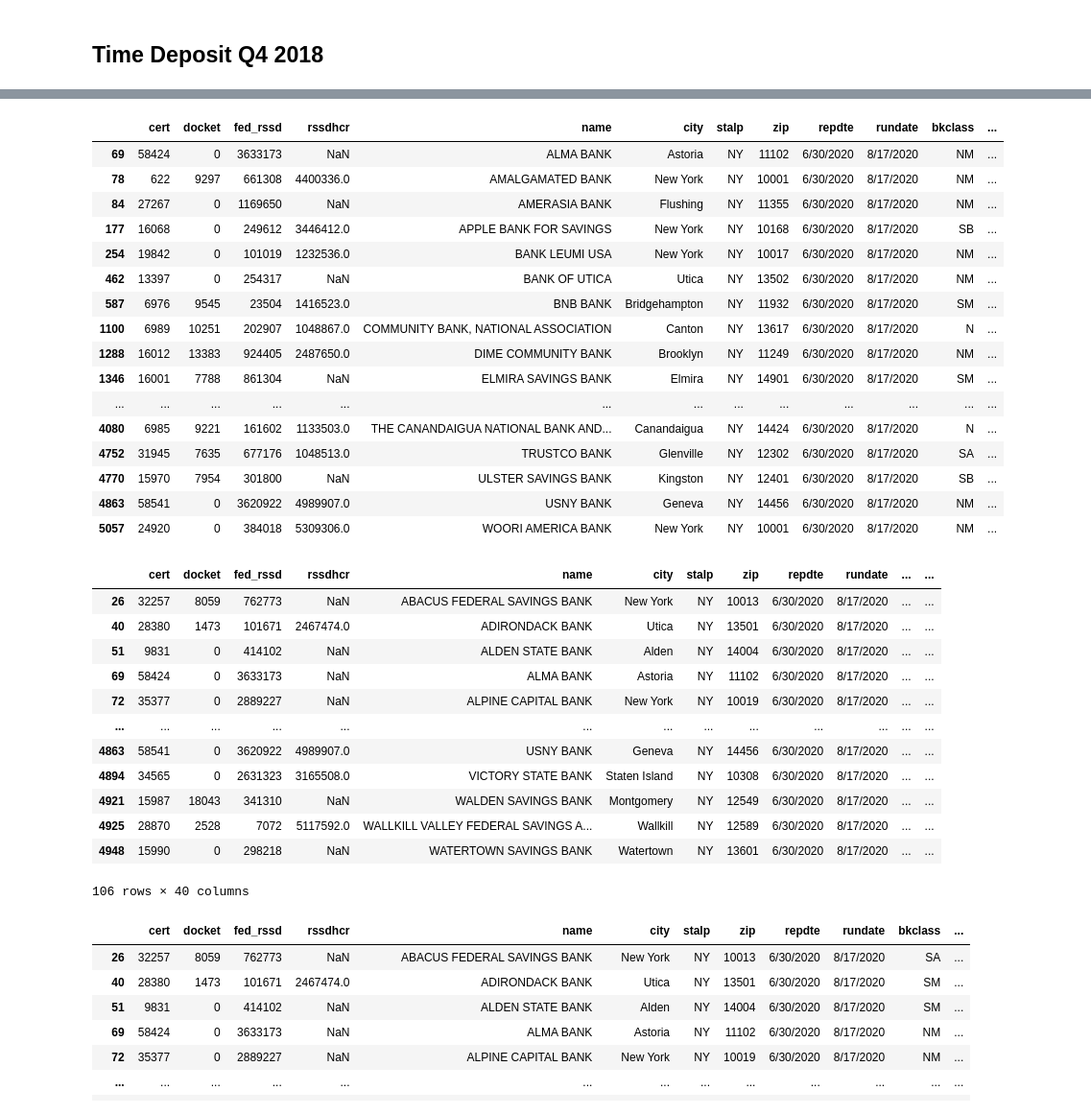
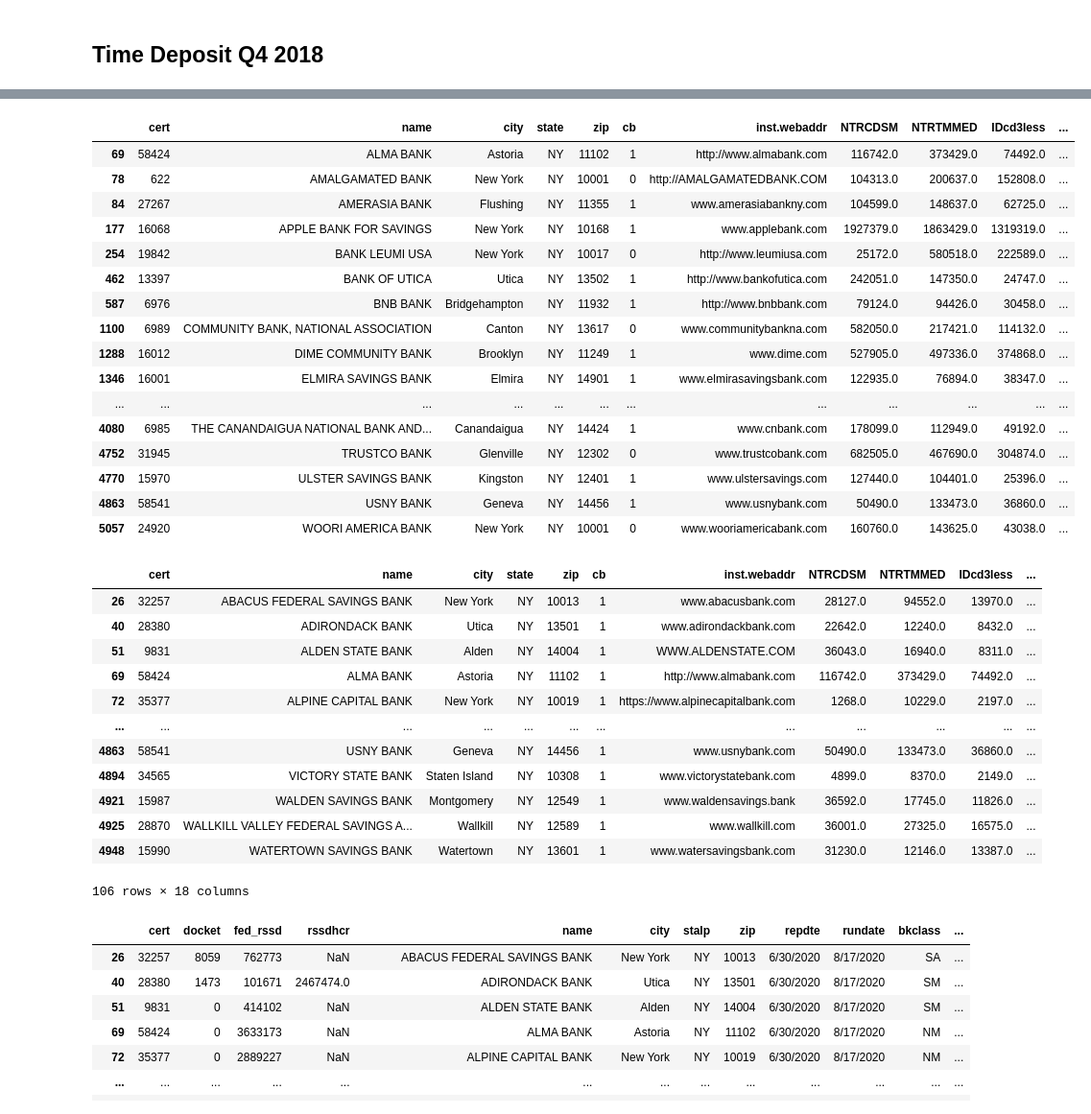
Before and after one commit to StephanieChew-nyc/Stephanie_Chew_Capstone_4, a Jupyter notebook: Stephanie_Chew_Capstone_4.ipynb, the cells around one changed output, grey strips where cells are left out. Shown at 96% size. Drawn from its saved outputs; the diff is of its cells as text; code cells hidden in the pictures.

```diff
--- a/Stephanie_Chew_Capstone_4.ipynb
+++ b/Stephanie_Chew_Capstone_4.ipynb
@@ -35,9 +77,11 @@ memory usage: 2.5+ MB
 # %% [markdown]
 ## Time Deposits Q2 2020
 # %%
-time_dep_q22020 = pd.read_csv('All_Reports_20200630_Time Deposits at the $250,000 Threshold.csv')
+time_dep_q22020 = pd.read_csv('Datasets/All_Reports_20200630_Time Deposits at the $250,000 Threshold.csv')
 
-time_dep_q22020.drop(time_dep_q22020.iloc[:, 1:38], axis=1, inplace=True)
+time_dep_q22020.drop(time_dep_q22020.iloc[:, 1:4], axis=1, inplace=True)
+time_dep_q22020.drop(time_dep_q22020.iloc[:, 5:33], axis=1, inplace=True)
+time_dep_q22020.rename(columns={'stalp': 'state'}, inplace=True)
 
 time_dep_q22020.info()
 # %% [output]
@@ -367,45 +379,45 @@ Name: cdov3, Length: 5922, dtype: bool
 # %%
-threetotwelve_onethous = time_dep_df2['IDcd3t12s'] > 100000
-time_df2_ny = time_dep_df2['stalp'] == 'NY'
+threetotwelve_onethous = time_dep_q22020['IDcd3t12s'] > 100000
+time_df2_ny = time_dep_q22020['state'] == 'NY'
 
-time_dep_df2.loc[threetotwelve_onethous & time_df2_ny]
+time_dep_q22020.loc[threetotwelve_onethous & time_df2_ny]
 # %% [output]
-|  | cert | docket | fed_rssd | rssdhcr | name | city | stalp | zip | repdte | rundate | bkclass | ... |
-| 69 | 58424 | 0 | 3633173 | NaN | ALMA BANK | Astoria | NY | 11102 | 6/30/2020 | 8/17/2020 | NM | ... |
-| 78 | 622 | 9297 | 661308 | 4400336.0 | AMALGAMATED BANK | New York | NY | 10001 | 6/30/2020 | 8/17/2020 | NM | ... |
-| 84 | 27267 | 0 | 1169650 | NaN | AMERASIA BANK | Flushing | NY | 11355 | 6/30/2020 | 8/17/2020 | NM | ... |
-| 177 | 16068 | 0 | 249612 | 3446412.0 | APPLE BANK FOR SAVINGS | New York | NY | 10168 | 6/30/2020 | 8/17/2020 | SB | ... |
-| 254 | 19842 | 0 | 101019 | 1232536.0 | BANK LEUMI USA | New York | NY | 10017 | 6/30/2020 | 8/17/2020 | NM | ... |
-| 462 | 13397 | 0 | 254317 | NaN | BANK OF UTICA | Utica | NY | 13502 | 6/30/2020 | 8/17/2020 | NM | ... |
-| 587 | 6976 | 9545 | 23504 | 1416523.0 | BNB BANK | Bridgehampton | NY | 11932 | 6/30/2020 | 8/17/2020 | SM | ... |
-| 1100 | 6989 | 10251 | 202907 | 1048867.0 | COMMUNITY BANK, NATIONAL ASSOCIATION | Canton | NY | 13617 | 6/30/2020 | 8/17/2020 | N | ... |
-| 1288 | 16012 | 13383 | 924405 | 2487650.0 | DIME COMMUNITY BANK | Brooklyn | NY | 11249 | 6/30/2020 | 8/17/2020 | NM | ... |
-| 1346 | 16001 | 7788 | 861304 | NaN | ELMIRA SAVINGS BANK | Elmira | NY | 14901 | 6/30/2020 | 8/17/2020 | SM | ... |
-| ... | ... | ... | ... | ... | ... | ... | ... | ... | ... | ... | ... | ... |
-| 4080 | 6985 | 9221 | 161602 | 1133503.0 | THE CANANDAIGUA NATIONAL BANK AND... | Canandaigua | NY | 14424 | 6/30/2020 | 8/17/2020 | N | ... |
-| 4752 | 31945 | 7635 | 677176 | 1048513.0 | TRUSTCO BANK | Glenville | NY | 12302 | 6/30/2020 | 8/17/2020 | SA | ... |
-| 4770 | 15970 | 7954 | 301800 | NaN | ULSTER SAVINGS BANK | Kingston | NY | 12401 | 6/30/2020 | 8/17/2020 | SB | ... |
-| 4863 | 58541 | 0 | 3620922 | 4989907.0 | USNY BANK | Geneva | NY | 14456 | 6/30/2020 | 8/17/2020 | NM | ... |
-| 5057 | 24920 | 0 | 384018 | 5309306.0 | WOORI AMERICA BANK | New York | NY | 10001 | 6/30/2020 | 8/17/2020 | NM | ... |
+|  | cert | name | city | state | zip | cb | inst.webaddr | NTRCDSM | NTRTMMED | IDcd3less | ... |
+| 69 | 58424 | ALMA BANK | Astoria | NY | 11102 | 1 | http://www.almabank.com | 116742.0 | 373429.0 | 74492.0 | ... |
+| 78 | 622 | AMALGAMATED BANK | New York | NY | 10001 | 0 | http://AMALGAMATEDBANK.COM | 104313.0 | 200637.0 | 152808.0 | ... |
+| 84 | 27267 | AMERASIA BANK | Flushing | NY | 11355 | 1 | www.amerasiabankny.com | 104599.0 | 148637.0 | 62725.0 | ... |
+| 177 | 16068 | APPLE BANK FOR SAVINGS | New York | NY | 10168 | 1 | www.applebank.com | 1927379.0 | 1863429.0 | 1319319.0 | ... |
+| 254 | 19842 | BANK LEUMI USA | New York | NY | 10017 | 0 | http://www.leumiusa.com | 25172.0 | 580518.0 | 222589.0 | ... |
+| 462 | 13397 | BANK OF UTICA | Utica | NY | 13502 | 1 | http://www.bankofutica.com | 242051.0 | 147350.0 | 24747.0 | ... |
+| 587 | 6976 | BNB BANK | Bridgehampton | NY | 11932 | 1 | http://www.bnbbank.com | 79124.0 | 94426.0 | 30458.0 | ... |
+| 1100 | 6989 | COMMUNITY BANK, NATIONAL ASSOCIATION | Canton | NY | 13617 | 0 | www.communitybankna.com | 582050.0 | 217421.0 | 114132.0 | ... |
+| 1288 | 16012 | DIME COMMUNITY BANK | Brooklyn | NY | 11249 | 1 | www.dime.com | 527905.0 | 497336.0 | 374868.0 | ... |
+| 1346 | 16001 | ELMIRA SAVINGS BANK | Elmira | NY | 14901 | 1 | www.elmirasavingsbank.com | 122935.0 | 76894.0 | 38347.0 | ... |
+| ... | ... | ... | ... | ... | ... | ... | ... | ... | ... | ... | ... |
+| 4080 | 6985 | THE CANANDAIGUA NATIONAL BANK AND... | Canandaigua | NY | 14424 | 1 | www.cnbank.com | 178099.0 | 112949.0 | 49192.0 | ... |
+| 4752 | 31945 | TRUSTCO BANK | Glenville | NY | 12302 | 0 | www.trustcobank.com | 682505.0 | 467690.0 | 304874.0 | ... |
+| 4770 | 15970 | ULSTER SAVINGS BANK | Kingston | NY | 12401 | 1 | www.ulstersavings.com | 127440.0 | 104401.0 | 25396.0 | ... |
+| 4863 | 58541 | USNY BANK | Geneva | NY | 14456 | 1 | www.usnybank.com | 50490.0 | 133473.0 | 36860.0 | ... |
+| 5057 | 24920 | WOORI AMERICA BANK | New York | NY | 10001 | 0 | www.wooriamericabank.com | 160760.0 | 143625.0 | 43038.0 | ... |
 # %%
-community = time_dep_df['cb'] == 1
-time_nyc = time_dep_df['stalp'] == 'NY'
+community = time_dep_q22020['cb'] == 1
+time_nyc = time_dep_q22020['state'] == 'NY'
 
-time_dep_df.loc[community & time_nyc]
+time_dep_q22020.loc[community & time_nyc]
 # %% [output]
-|  | cert | docket | fed_rssd | rssdhcr | name | city | stalp | zip | repdte | rundate | ... | ... |
-| 26 | 32257 | 8059 | 762773 | NaN | ABACUS FEDERAL SAVINGS BANK | New York | NY | 10013 | 6/30/2020 | 8/17/2020 | ... | ... |
-| 40 | 28380 | 1473 | 101671 | 2467474.0 | ADIRONDACK BANK | Utica | NY | 13501 | 6/30/2020 | 8/17/2020 | ... | ... |
-| 51 | 9831 | 0 | 414102 | NaN | ALDEN STATE BANK | Alden | NY | 14004 | 6/30/2020 | 8/17/2020 | ... | ... |
-| 69 | 58424 | 0 | 3633173 | NaN | ALMA BANK | Astoria | NY | 11102 | 6/30/2020 | 8/17/2020 | ... | ... |
-| 72 | 35377 | 0 | 2889227 | NaN | ALPINE CAPITAL BANK | New York | NY | 10019 | 6/30/2020 | 8/17/2020 | ... | ... |
-| ... | ... | ... | ... | ... | ... | ... | ... | ... | ... | ... | ... | ... |
-| 4863 | 58541 | 0 | 3620922 | 4989907.0 | USNY BANK | Geneva | NY | 14456 | 6/30/2020 | 8/17/2020 | ... | ... |
-| 4894 | 34565 | 0 | 2631323 | 3165508.0 | VICTORY STATE BANK | Staten Island | NY | 10308 | 6/30/2020 | 8/17/2020 | ... | ... |
-| 4921 | 15987 | 18043 | 341310 | NaN | WALDEN SAVINGS BANK | Montgomery | NY | 12549 | 6/30/2020 | 8/17/2020 | ... | ... |
-| 4925 | 28870 | 2528 | 7072 | 5117592.0 | WALLKILL VALLEY FEDERAL SAVINGS A... | Wallkill | NY | 12589 | 6/30/2020 | 8/17/2020 | ... | ... |
-| 4948 | 15990 | 0 | 298218 | NaN | WATERTOWN SAVINGS BANK | Watertown | NY | 13601 | 6/30/2020 | 8/17/2020 | ... | ... |
+|  | cert | name | city | state | zip | cb | inst.webaddr | NTRCDSM | NTRTMMED | IDcd3less | ... |
+| 26 | 32257 | ABACUS FEDERAL SAVINGS BANK | New York | NY | 10013 | 1 | www.abacusbank.com | 28127.0 | 94552.0 | 13970.0 | ... |
+| 40 | 28380 | ADIRONDACK BANK | Utica | NY | 13501 | 1 | www.adirondackbank.com | 22642.0 | 12240.0 | 8432.0 | ... |
+| 51 | 9831 | ALDEN STATE BANK | Alden | NY | 14004 | 1 | WWW.ALDENSTATE.COM | 36043.0 | 16940.0 | 8311.0 | ... |
+| 69 | 58424 | ALMA BANK | Astoria | NY | 11102 | 1 | http://www.almabank.com | 116742.0 | 373429.0 | 74492.0 | ... |
+| 72 | 35377 | ALPINE CAPITAL BANK | New York | NY | 10019 | 1 | https://www.alpinecapitalbank.com | 1268.0 | 10229.0 | 2197.0 | ... |
+| ... | ... | ... | ... | ... | ... | ... | ... | ... | ... | ... | ... |
+| 4863 | 58541 | USNY BANK | Geneva | NY | 14456 | 1 | www.usnybank.com | 50490.0 | 133473.0 | 36860.0 | ... |
+| 4894 | 34565 | VICTORY STATE BANK | Staten Island | NY | 10308 | 1 | www.victorystatebank.com | 4899.0 | 8370.0 | 2149.0 | ... |
+| 4921 | 15987 | WALDEN SAVINGS BANK | Montgomery | NY | 12549 | 1 | www.waldensavings.bank | 36592.0 | 17745.0 | 11826.0 | ... |
+| 4925 | 28870 | WALLKILL VALLEY FEDERAL SAVINGS A... | Wallkill | NY | 12589 | 1 | www.wallkill.com | 36001.0 | 27325.0 | 16575.0 | ... |
+| 4948 | 15990 | WATERTOWN SAVINGS BANK | Watertown | NY | 13601 | 1 | www.watersavingsbank.com | 31230.0 | 12146.0 | 13387.0 | ... |
-106 rows × 40 columns
+106 rows × 18 columns
 # %%
 one_mil = fdic['dep']>=100000
 ny_only = fdic['stalp'] == 'NY'
```
Also changed, not shown: parts of 32 cells of this notebook, 15 other files.
